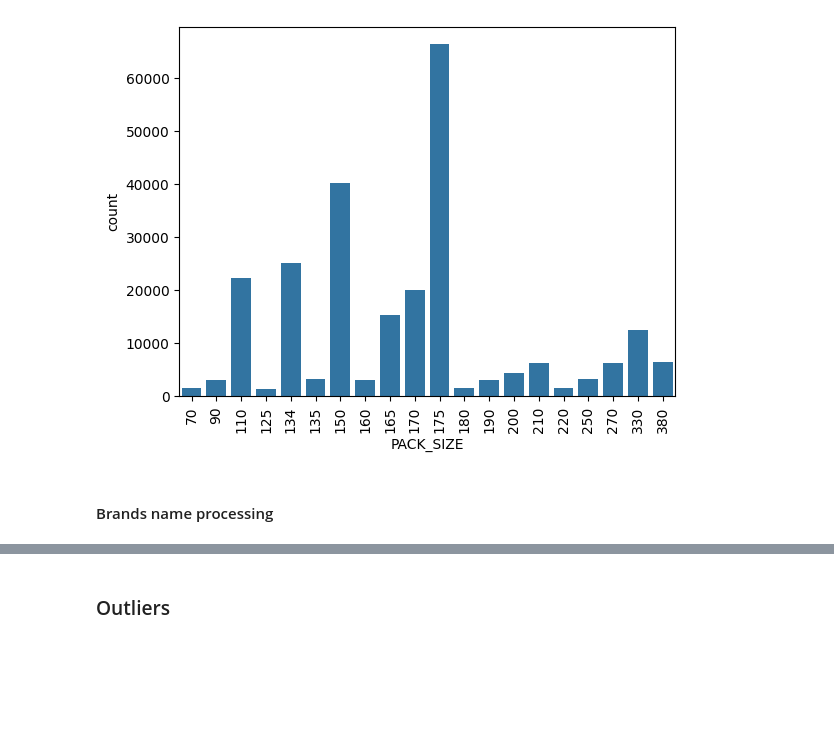
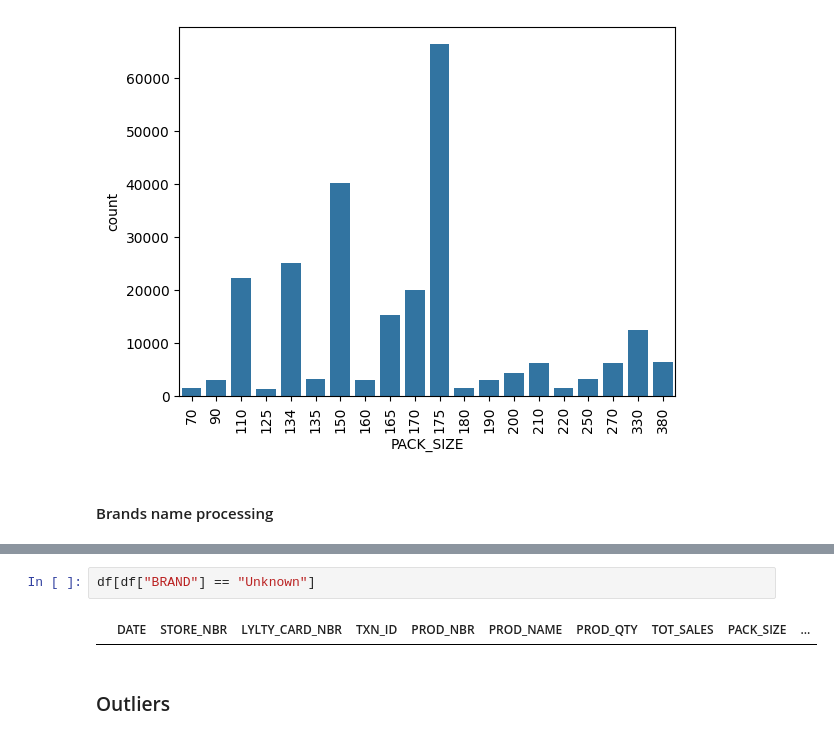
Before and after one commit to Ekatskoropud/Quantium, a Jupyter notebook: Task 1/EDA and Data cleaning.ipynb, the cells around one changed output, grey strips where cells are left out. Saved outputs shown, nothing was run; the diff lists cells and outputs as text; blank space fills up the shorter version.

```diff
--- a/Task 1/EDA and Data cleaning.ipynb
+++ b/Task 1/EDA and Data cleaning.ipynb
@@ -252,3 +382,7 @@ ax.tick_params(axis="x", rotation = 90)
+# %%
+df[df["BRAND"] == "Unknown"]
+# %% [output]
+|  | DATE | STORE_NBR | LYLTY_CARD_NBR | TXN_ID | PROD_NBR | PROD_NAME | PROD_QTY | TOT_SALES | PACK_SIZE | ... |
 # %% [markdown]
 ### Outliers
 # %%
```
Also changed, not shown: parts of 5 cells of this notebook.
